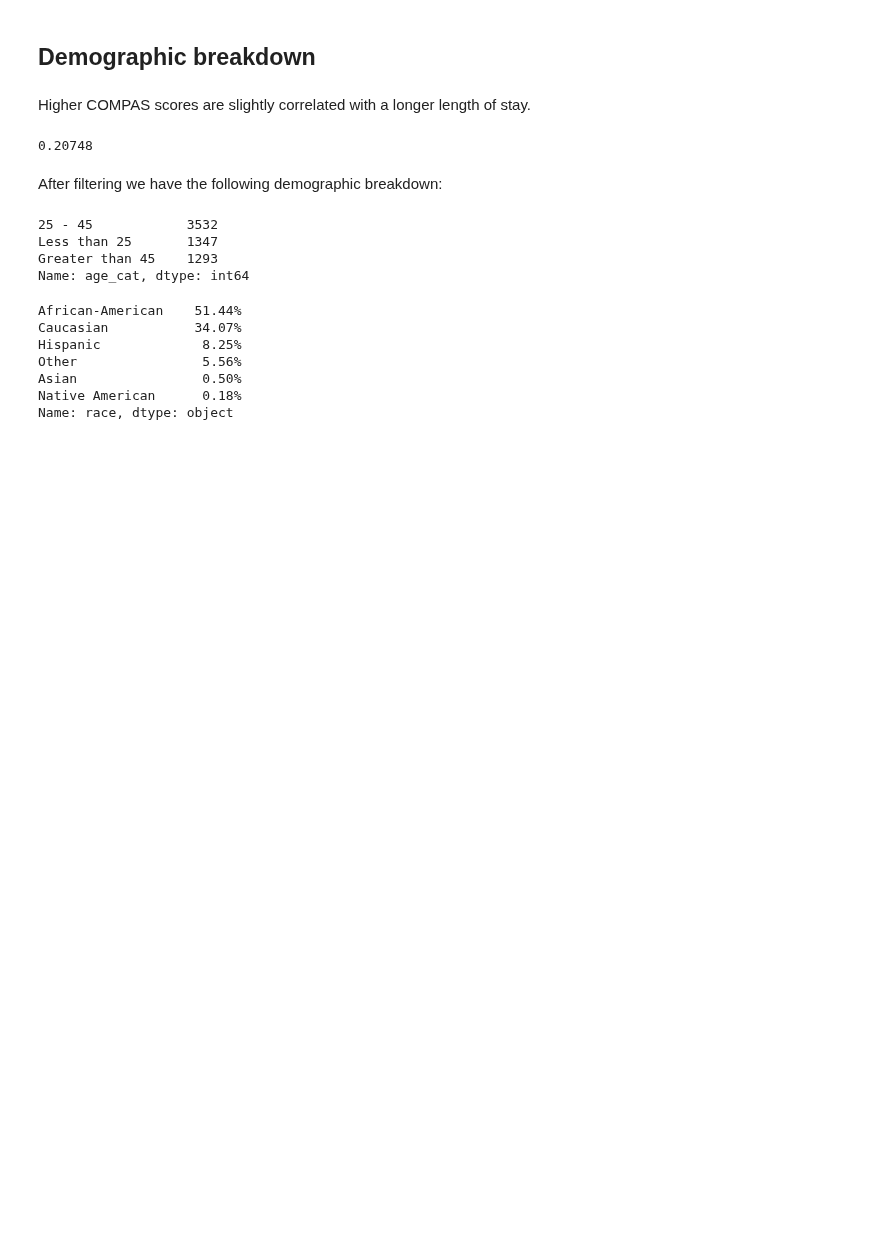
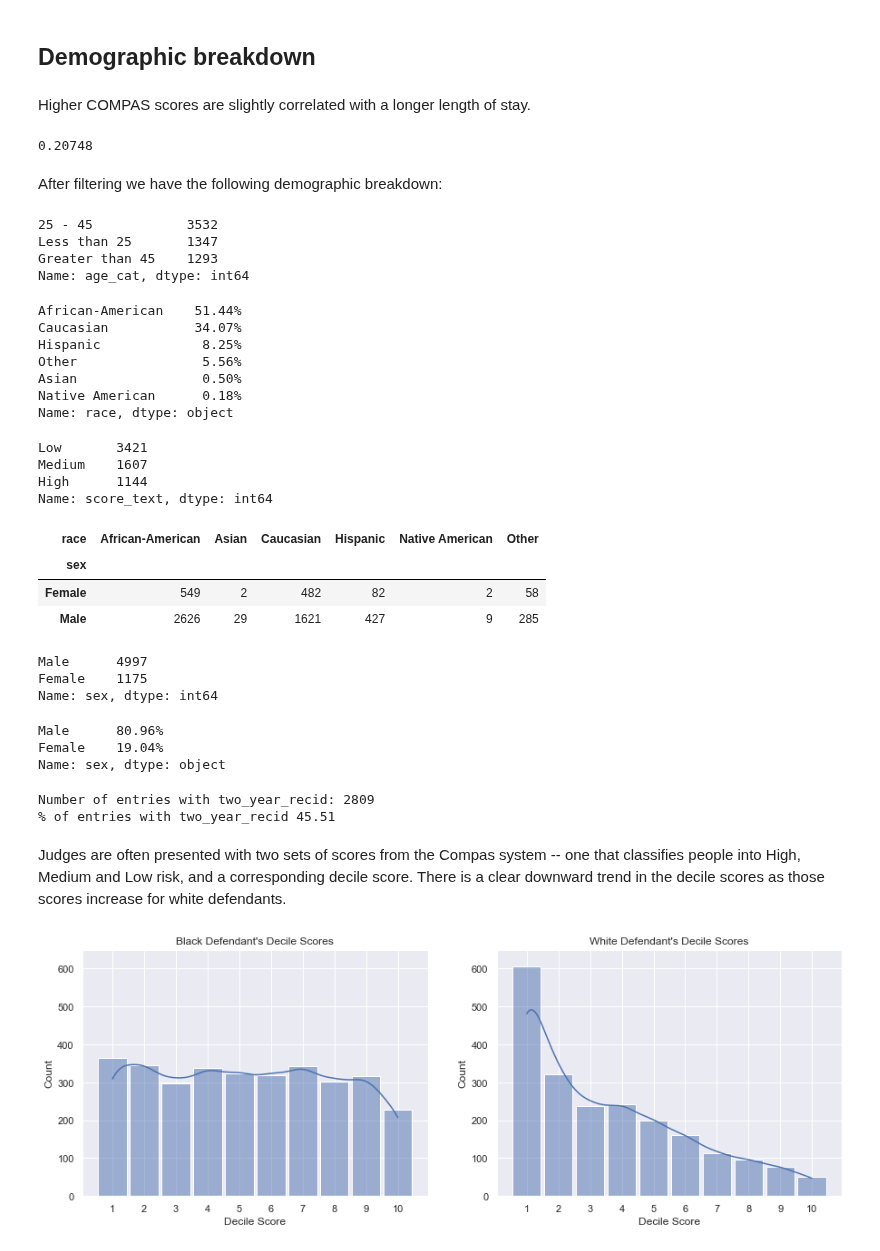
Before and after one commit to Heity94/Compas-recidivism-analysis, a Jupyter notebook: notebooks/Philipp/EDA_Philipp.ipynb, the cells around one changed output. Drawn from its saved outputs; the diff is of its cells as text; code cells hidden in the pictures; blank space fills up the shorter version.

```diff
--- a/notebooks/Philipp/EDA_Philipp.ipynb
+++ b/notebooks/Philipp/EDA_Philipp.ipynb
@@ -3,4 +3,5 @@ import numpy as np
 import pandas as pd
 import matplotlib.pyplot as plt
 import seaborn as sns
+sns.set_theme()
 # %% [markdown]
@@ -71,3 +72,66 @@ Other                5.56%
 Asian                0.50%
 Native American      0.18%
 Name: race, dtype: object
+# %%
+df.score_text.value_counts()
+# %% [output]
+Low       3421
+Medium    1607
+High      1144
+Name: score_text, dtype: int64
+# %%
+pd.crosstab(df["sex"], df["race"])
+# %% [output]
+| race | African-American | Asian | Caucasian | Hispanic | Native American | Other |
+| sex |  |  |  |  |  |  |
+| Female | 549 | 2 | 482 | 82 | 2 | 58 |
+| Male | 2626 | 29 | 1621 | 427 | 9 | 285 |
+# %%
+df.sex.value_counts()
+# %% [output]
+Male      4997
+Female    1175
+Name: sex, dtype: int64
+# %%
+(df.sex.value_counts(normalize=True)*100).map('{:,.2f}%'.format)
+# %% [output]
+Male      80.96%
+Female    19.04%
+Name: sex, dtype: object
+# %%
+no_recid = np.sum(df["two_year_recid"]==1)
+print("Number of entries with two_year_recid:", no_recid)
+print("% of entries with two_year_recid", np.round(no_recid/df.shape[0]*100,2))
+# %% [output]
+Number of entries with two_year_recid: 2809
+% of entries with two_year_recid 45.51
+# %% [markdown]
+Judges are often presented with two sets of scores from the Compas system -- one that classifies people into High, Medium and Low risk, and a corresponding decile score. There is a clear downward trend in the decile scores as those scores increase for white defendants.
+# %%
+fig, axes = plt.subplots(1,2, figsize=(15,5))
+plt.setp(axes, ylim=(0,650), xticks=np.arange(1,11), xlabel="Decile Score")
+
+scores_black = df[df["race"]=="African-American"]["decile_score"]
+scores_white = df[df["race"]=="Caucasian"]["decile_score"]
+
+sns.histplot(
+    x=scores_black,
+    bins=10,
+    ax=axes[0],
+    kde=True,
+    shrink=.9,
+    discrete=True
+            )
+axes[0].set_title("Black Defendant's Decile Scores")
+
+sns.histplot(
+    x=scores_white,
+    bins=10,
+    ax=axes[1],
+    kde=True,
+    shrink=.9,
+    discrete=True
+            )
+axes[1].set_title("White Defendant's Decile Scores");
+# %% [output]
+[figure, added]
```
Also changed, not shown: parts of 3 cells of this notebook.
